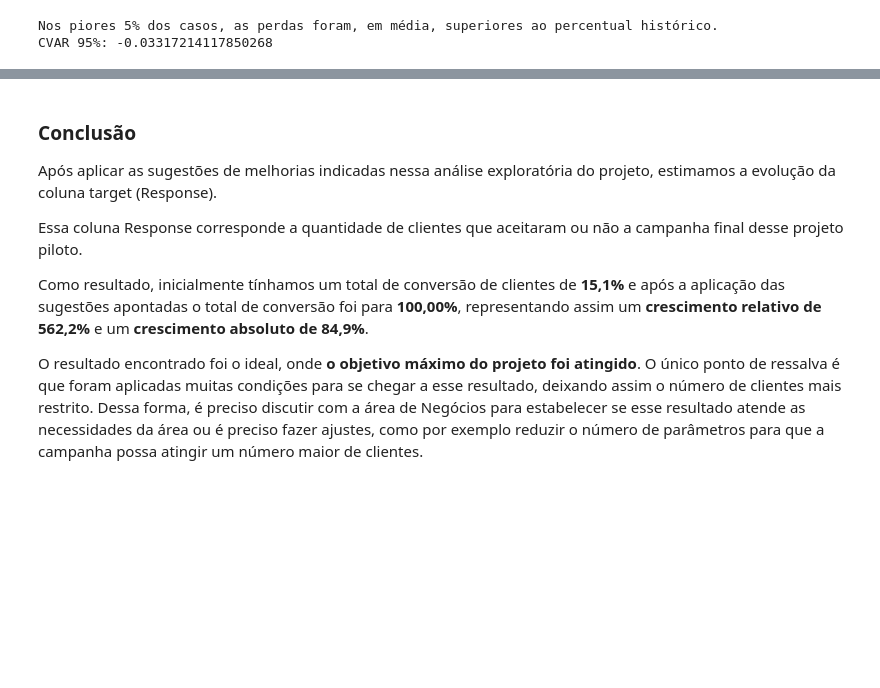
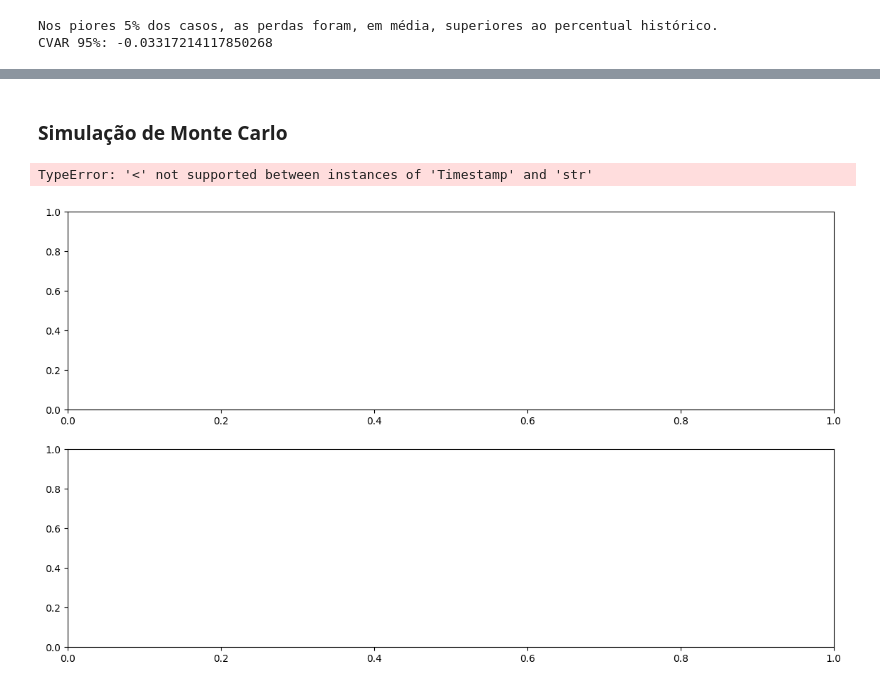
Before and after one commit to matheusresende7/ds_projeto_final_7_modelo_series_temporais_mercado_financeiro, a Jupyter notebook: notebooks/05_exploratory_data_analysis.ipynb, the cells around one changed output, grey strips where cells are left out. Cells and saved outputs as stored; diff of their text form; code cells hidden in the pictures; blank space fills up the shorter version.

```diff
--- a/notebooks/05_exploratory_data_analysis.ipynb
+++ b/notebooks/05_exploratory_data_analysis.ipynb
@@ -310,10 +164,47 @@ df # Exibindo o dataset
-# %% [markdown]
-### Conclusão
-
-Após aplicar as sugestões de melhorias indicadas nessa análise exploratória do projeto, estimamos a evolução da coluna target (Response).
-
-Essa coluna Response corresponde a quantidade de clientes que aceitaram ou não a campanha final desse projeto piloto.
-
-Como resultado, inicialmente tínhamos um total de conversão de clientes de **15,1%** e após a aplicação das sugestões apontadas o total de conversão foi para **100,00%**, representando assim um **crescimento relativo de 562,2%** e um **crescimento absoluto de 84,9%**.
-
-O resultado encontrado foi o ideal, onde **o objetivo máximo do projeto foi atingido**. O único ponto de ressalva é que foram aplicadas muitas condições para se chegar a esse resultado, deixando assim o número de clientes mais restrito. Dessa forma, é preciso discutir com a área de Negócios para estabelecer se esse resultado atende as necessidades da área ou é preciso fazer ajustes, como por exemplo reduzir o número de parâmetros para que a campanha possa atingir um número maior de clientes.
+# %% [markdown]
+### Simulação de Monte Carlo
+# %%
+dias_posteriores = 180
+
+simulacoes = 2500
+
+ultimo_preco = 229.77
+
+results = np.empty((simulacoes, dias_posteriores))
+
+for s in range(simulacoes):
+
+    random_returns = 1 + np.random.normal(
+        loc = log_media_retorno_diario,
+        scale = log_desvio_retorno_diario,
+        size = dias_posteriores
+    )
+
+    result = ultimo_preco * (random_returns.cumprod())
+
+    results[s, :] = result
+# %%
+index = pd.date_range('2024-11-26', periods=dias_posteriores, freq='D')
+resultados = pd.DataFrame(results.T, index=index)
+media_resultados = resultados.apply('mean', axis=1)
+# %%
+fig, ax = plt.subplots(figsize=(14,8), nrows=2, ncols=1)
+
+ax[0].plot(df['Close'][:'2025-05-31'])
+ax[0].plot(resultados)
+ax[0].axhline(229.77, c='orange')
+ax[0].set_title(f'Monte Carlo {simulacoes} Simulações', size=10)
+ax[0].legend(['Preço Histórico', 'Último Preço = 229.77'])
+
+ax[1].plot(df['Close'][:'2025-05-31'])
+ax[1].plot(resultados.apply('mean', axis=1), lw=2)
+ax[1].plot(media_resultados.apply((lambda x: x * (1+1.96 * log_desvio_retorno_diario))), lw=2, linestyle = 'dotted', c='gray')
+ax[1].plot(media_resultados, lw=2, c='orange')
+ax[1].plot(media_resultados.apply((lambda x: x * (1-1.96 * log_desvio_retorno_diario))), lw=2, linestyle = 'dotted', c='gray')
+ax[1].set_title(f'Resultado Médio Monte Carlo {simulacoes} Simulações', size=10)
+ax[1].legend(['Preço', 'Previsão Média', '2x Desvio Padrão'])
+
+plt.show()
+# %% [output]
+TypeError: '<' not supported between instances of 'Timestamp' and 'str'
+[figure, added]
```
Also changed, not shown: parts of 34 cells of this notebook.
